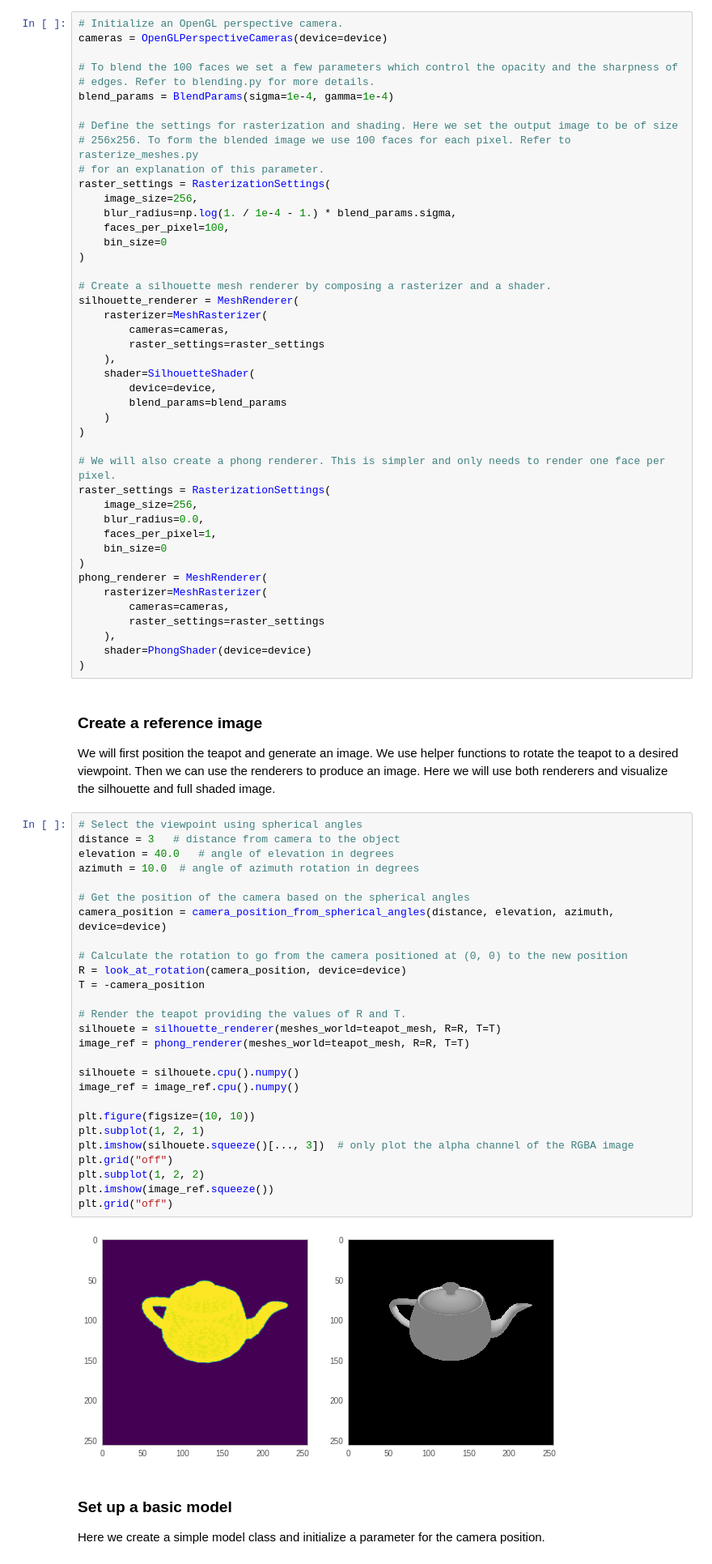
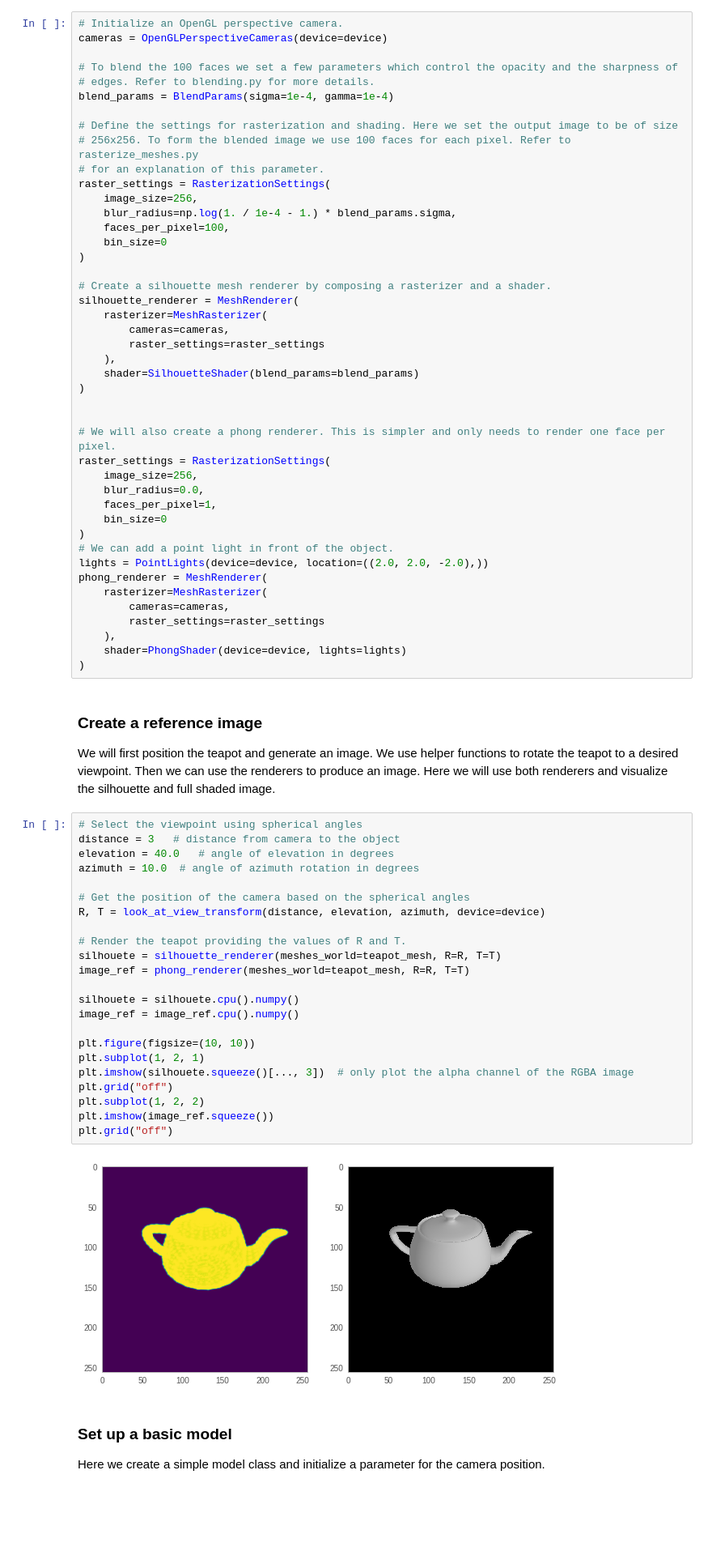
Before and after one commit to facebookresearch/pytorch3d, a Jupyter notebook: docs/tutorials/camera_position_optimization_with_differentiable_rendering.ipynb, the cells around one changed output. Shown at 81% size. Drawn from its saved outputs; the diff is of its cells as text; blank space fills up the shorter version.

```diff
--- a/docs/tutorials/camera_position_optimization_with_differentiable_rendering.ipynb
+++ b/docs/tutorials/camera_position_optimization_with_differentiable_rendering.ipynb
@@ -107,11 +107,9 @@ silhouette_renderer = MeshRenderer(
         cameras=cameras,
         raster_settings=raster_settings
     ),
-    shader=SilhouetteShader(
-        device=device,
-        blend_params=blend_params
-    )
+    shader=SilhouetteShader(blend_params=blend_params)
 )
+
 
 # We will also create a phong renderer. This is simpler and only needs to render one face per pixel.
 raster_settings = RasterizationSettings(
@@ -120,12 +118,14 @@ raster_settings = RasterizationSettings(
     faces_per_pixel=1,
     bin_size=0
 )
+# We can add a point light in front of the object.
+lights = PointLights(device=device, location=((2.0, 2.0, -2.0),))
 phong_renderer = MeshRenderer(
     rasterizer=MeshRasterizer(
         cameras=cameras,
         raster_settings=raster_settings
     ),
-    shader=PhongShader(device=device)
+    shader=PhongShader(device=device, lights=lights)
 )
 # %% [markdown]
 ### Create a reference image
@@ -134,32 +134,28 @@ We will first position the teapot and generate an image. We use helper functions
 # %%
 # Select the viewpoint using spherical angles
 distance = 3   # distance from camera to the object
 elevation = 40.0   # angle of elevation in degrees
 azimuth = 10.0  # angle of azimuth rotation in degrees
 
 # Get the position of the camera based on the spherical angles
-camera_position = camera_position_from_spherical_angles(distance, elevation, azimuth, device=device)
-
-# Calculate the rotation to go from the camera positioned at (0, 0) to the new position
-R = look_at_rotation(camera_position, device=device)
-T = -camera_position
+R, T = look_at_view_transform(distance, elevation, azimuth, device=device)
 
 # Render the teapot providing the values of R and T.
 silhouete = silhouette_renderer(meshes_world=teapot_mesh, R=R, T=T)
 image_ref = phong_renderer(meshes_world=teapot_mesh, R=R, T=T)
 
 silhouete = silhouete.cpu().numpy()
 image_ref = image_ref.cpu().numpy()
 
 plt.figure(figsize=(10, 10))
 plt.subplot(1, 2, 1)
 plt.imshow(silhouete.squeeze()[..., 3])  # only plot the alpha channel of the RGBA image
 plt.grid("off")
 plt.subplot(1, 2, 2)
 plt.imshow(image_ref.squeeze())
 plt.grid("off")
 # %% [output]
-[figure, old version]
+[figure, new version]
 # %% [markdown]
 ### Set up a basic model
 
```
Also changed, not shown: parts of 3 cells of this notebook, 6 other files.
